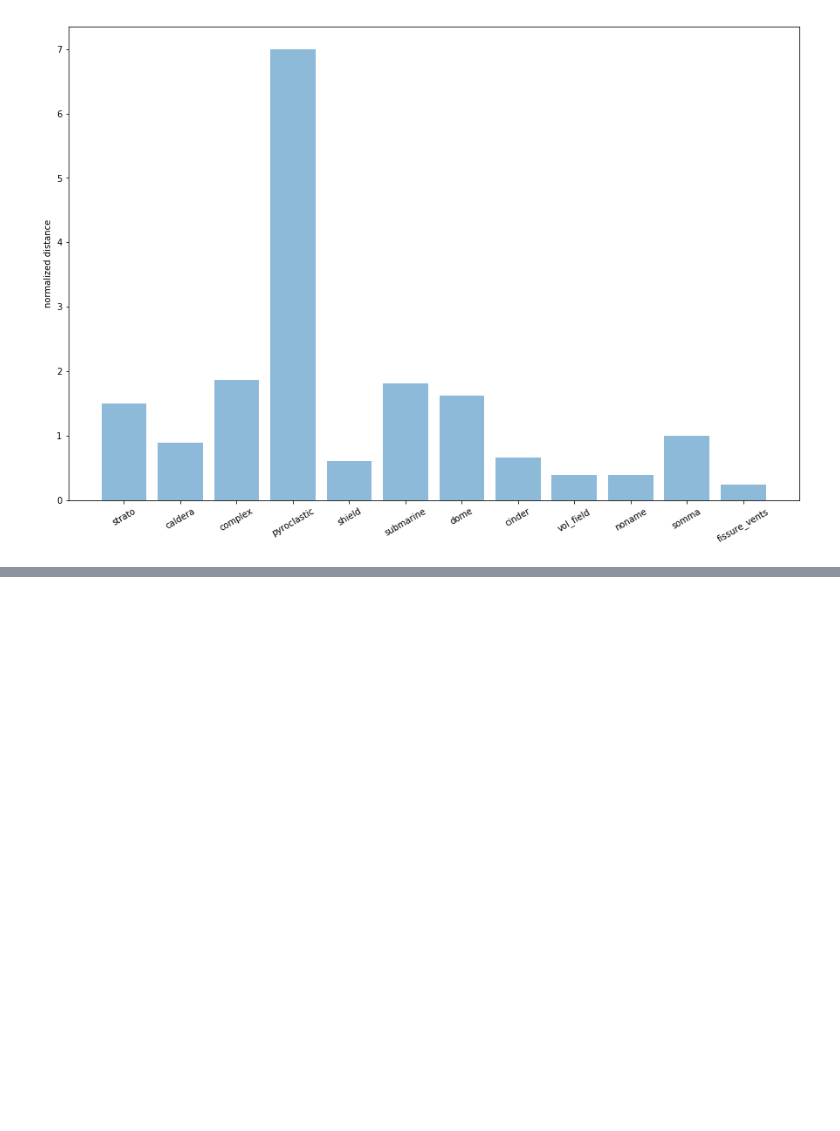
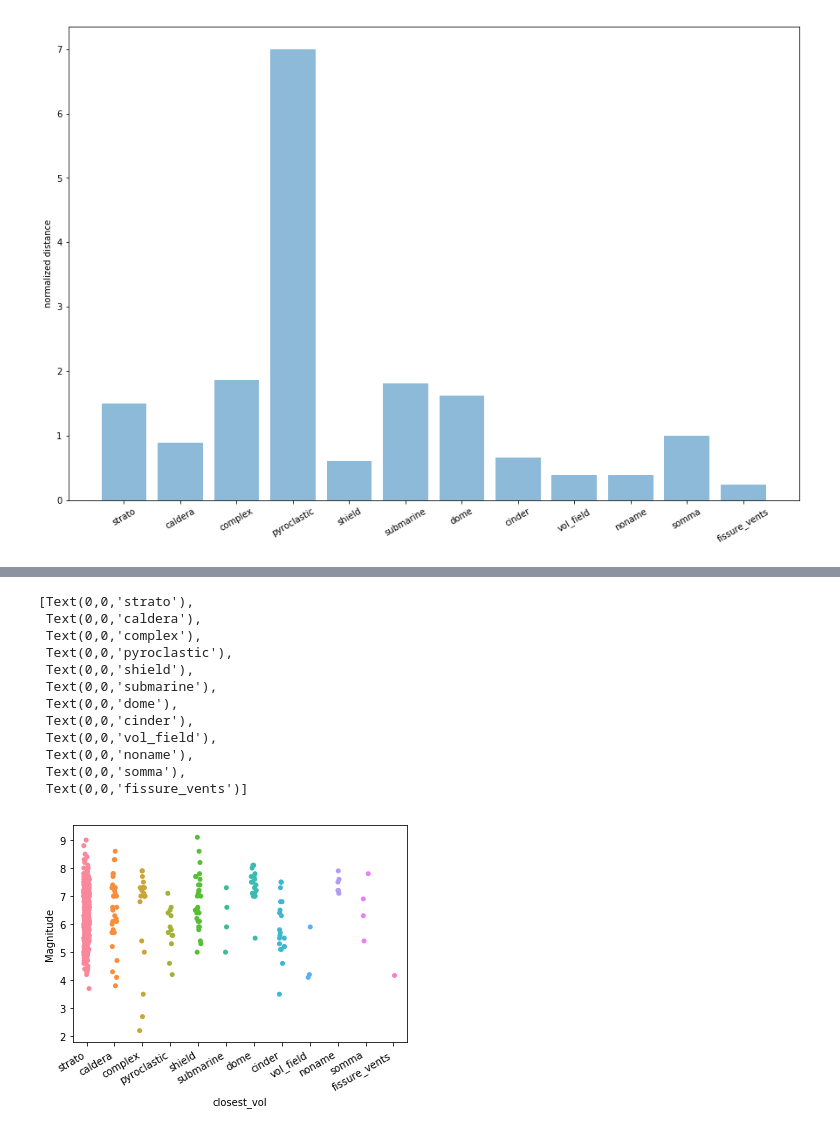
Before and after one commit to smitamisra/StrikingRobo_Earthquakes, a Jupyter notebook: MR_DQ3_2.ipynb, the cells around one changed output, grey strips where cells are left out. Drawn from its saved outputs; the diff is of its cells as text; code cells hidden in the pictures; blank space fills up the shorter version.

```diff
--- a/MR_DQ3_2.ipynb
+++ b/MR_DQ3_2.ipynb
@@ -989,0 +995,18 @@ Text(0,0.5,'normalized distance')
+# %%
+sp = sns.stripplot(x="closest_vol", y="Magnitude", data=quake_vol_dist, jitter=True)
+sp.set_xticklabels(labels = ['strato', 'caldera', 'complex', 'pyroclastic', 'shield', 'submarine', 'dome', 'cinder', 'vol_field',
+                             'noname', 'somma', 'fissure_vents'], rotation=30, ha = "right")
+# %% [output]
+[Text(0,0,'strato'),
+ Text(0,0,'caldera'),
+ Text(0,0,'complex'),
+ Text(0,0,'pyroclastic'),
+ Text(0,0,'shield'),
+ Text(0,0,'submarine'),
+ Text(0,0,'dome'),
+ Text(0,0,'cinder'),
+ Text(0,0,'vol_field'),
+ Text(0,0,'noname'),
+ Text(0,0,'somma'),
+ Text(0,0,'fissure_vents')]
+[figure, added]
```
Also changed, not shown: parts of 4 cells of this notebook.
